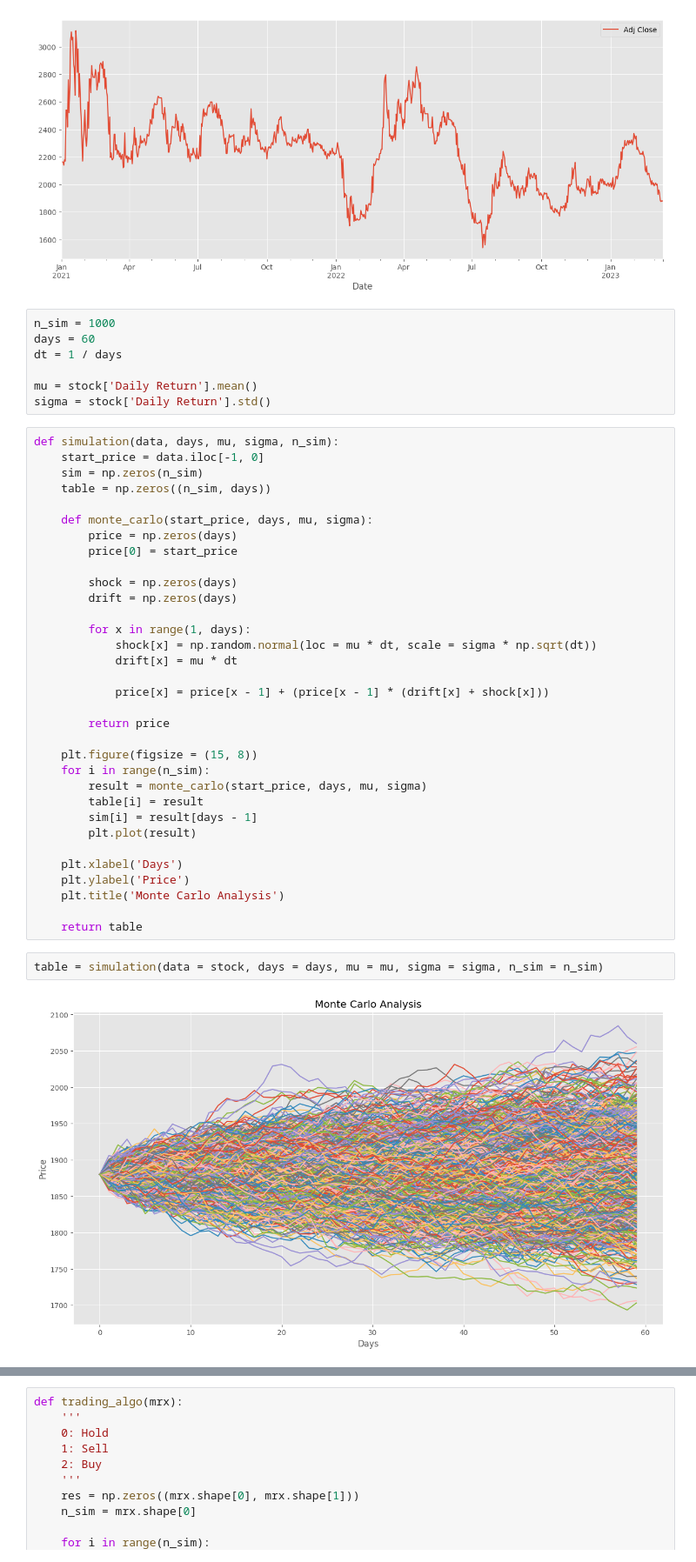
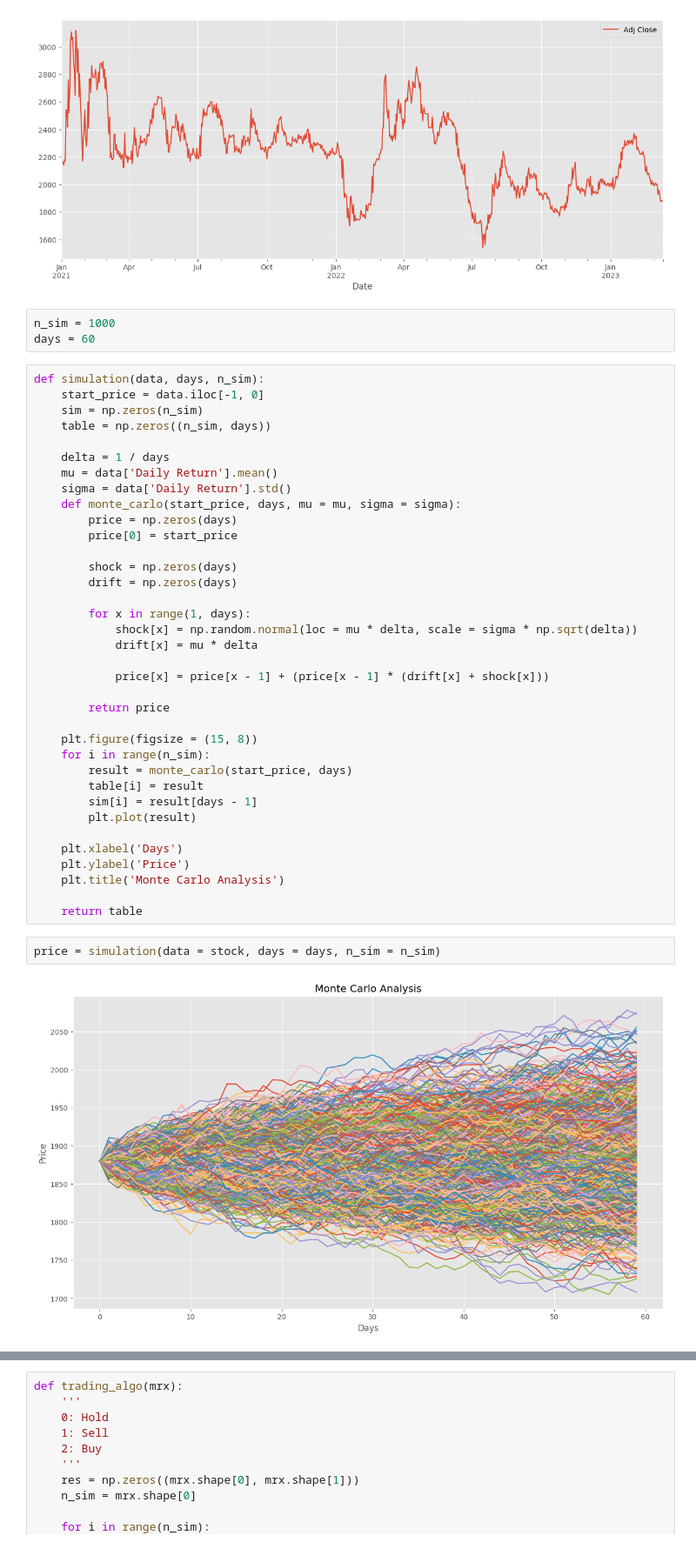
Before and after one commit to FelixFern/Stock-Analysis-Monte-Carlo-BE, a Jupyter notebook: Monte Carlo.ipynb, the cells around one changed output, grey strips where cells are left out. Shown at 87% size. Cells and saved outputs as stored; diff of their text form.

```diff
--- a/Monte Carlo.ipynb
+++ b/Monte Carlo.ipynb
@@ -196,20 +196,19 @@ stock['Adj Close'].plot(legend = True, figsize = (15, 6))
 # %% [output]
 <AxesSubplot:xlabel='Date'>
 [figure]
-# %%
-n_sim = 1000
-days = 60
-dt = 1 / days
-
-mu = stock['Daily Return'].mean()
-sigma = stock['Daily Return'].std()
+# %%
+n_sim = 1000
+days = 60
 # %%
-def simulation(data, days, mu, sigma, n_sim):
+def simulation(data, days, n_sim):
     start_price = data.iloc[-1, 0]
     sim = np.zeros(n_sim)
     table = np.zeros((n_sim, days))
 
-    def monte_carlo(start_price, days, mu, sigma):
+    delta = 1 / days
+    mu = data['Daily Return'].mean()
+    sigma = data['Daily Return'].std()
+    def monte_carlo(start_price, days, mu = mu, sigma = sigma):
         price = np.zeros(days)
         price[0] = start_price
 
@@ -217,8 +216,8 @@ def simulation(data, days, mu, sigma, n_sim):
         drift = np.zeros(days)
 
         for x in range(1, days):
-            shock[x] = np.random.normal(loc = mu * dt, scale = sigma * np.sqrt(dt))
-            drift[x] = mu * dt
+            shock[x] = np.random.normal(loc = mu * delta, scale = sigma * np.sqrt(delta))
+            drift[x] = mu * delta
 
             price[x] = price[x - 1] + (price[x - 1] * (drift[x] + shock[x]))
 
@@ -226,7 +225,7 @@ def simulation(data, days, mu, sigma, n_sim):
 
     plt.figure(figsize = (15, 8))
     for i in range(n_sim):
-        result = monte_carlo(start_price, days, mu, sigma)
+        result = monte_carlo(start_price, days)
         table[i] = result
         sim[i] = result[days - 1]
         plt.plot(result)
@@ -237,6 +236,6 @@ def simulation(data, days, mu, sigma, n_sim):
 
     return table
 # %%
-table = simulation(data = stock, days = days, mu = mu, sigma = sigma, n_sim = n_sim)
+price = simulation(data = stock, days = days, n_sim = n_sim)
 # %% [output]
-[figure, old version]
+[figure, new version]
```
Also changed, not shown: parts of 7 cells of this notebook, 2 other files.
